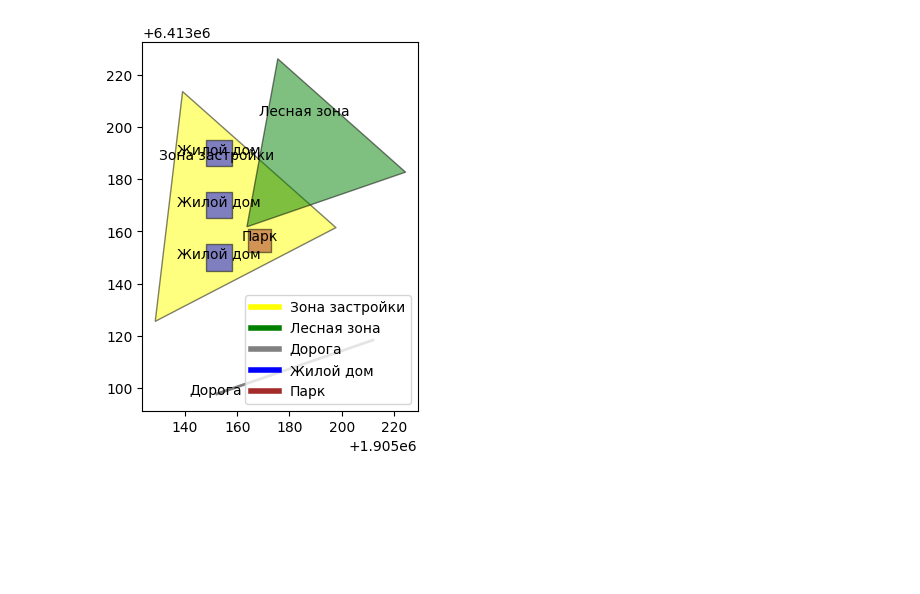
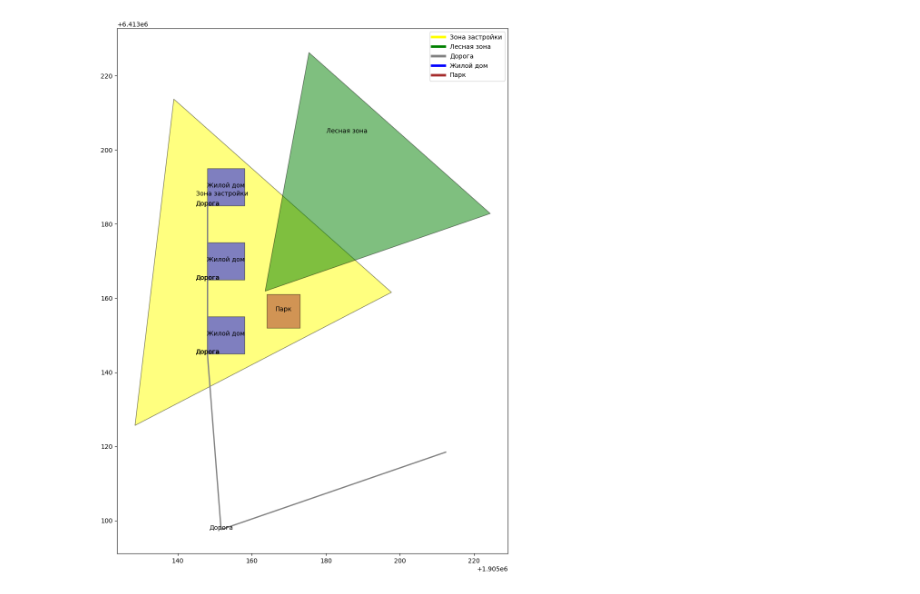
Before and after one commit to the0fedor/SF_DS, a Jupyter notebook: SkillFactory/Автоматическое распредление участка/try2.ipynb, the cells around one changed output. Drawn from its saved outputs; the diff is of its cells as text; code cells hidden in the pictures; blank space fills up the shorter version.

```diff
--- a/SkillFactory/Автоматическое распредление участка/try2.ipynb
+++ b/SkillFactory/Автоматическое распредление участка/try2.ipynb
@@ -4,8 +4,9 @@ import geopandas as gpd
 import matplotlib.pyplot as plt
 import json
 from pyproj import CRS, Transformer
-from shapely.geometry import shape, Polygon
+from shapely.geometry import shape, Polygon, LineString, Point
 from shapely.ops import transform
+import networkx as nx
 
 # Загрузка данных
 with open('input.geojson') as f:
@@ -85,6 +86,58 @@ def place_park(gdf, build_zone, park_size):
 
     return park
 
+# Прокладка дорог
+def connect_houses_with_roads(gdf):
+    roads = []
+    road_network = nx.Graph()
+
+    existing_roads = gdf[gdf['name'] == 'Дорога']['geometry']
+    houses = gdf[gdf['name'] == 'Жилой дом']['geometry']
+
+    # Создание графа дорог
+    for road in existing_roads:
+        for start, end in zip(road.coords[:-1], road.coords[1:]):
+            road_network.add_edge(start, end, weight=Point(start).distance(Point(end)))
+
+    def get_nearest_point(exterior, point):
+        nearest_point = exterior.coords[0]
+        min_distance = point.distance(Point(nearest_point))
+        for coord in exterior.coords:
+            dist = point.distance(Point(coord))
+            if dist < min_distance:
+                nearest_point = coord
+                min_distance = dist
+        return nearest_point
+
+    # Подключение домов к существующим дорогам
+    for house in houses:
+        house_centroid = house.centroid
+        nearest_road_node = min(road_network.nodes, key=lambda node: Point(node).distance(house_centroid))
+
+        # Находим ближайшую точку на внешнем контуре дома
+        house_exterior = house.exterior
+        nearest_point = get_nearest_point(house_exterior, Point(nearest_road_node))
+
+        road_network.add_edge(nearest_road_node, nearest_point, weight=Point(nearest_road_node).distance(Point(nearest_point)))
+        roads.append(LineString([nearest_road_node, nearest_point]))
+
+    # Подключение домов друг к другу
+    connected_houses = set()
+    for house in houses:
+        house_exterior = house.exterior
+        nearest_point = get_nearest_point(house_exterior, house.centroid)
+        connected_houses.add(nearest_point)
+
+        for other_house in houses:
+            if house != other_house:
+                other_house_exterior = other_house.exterior
+                other_nearest_point = get_nearest_point(other_house_exterior, other_house.centroid)
+                if nearest_point != other_nearest_point:
+                    road_network.add_edge(nearest_point, other_nearest_point, weight=Point(nearest_point).distance(Point(other_nearest_point)))
+                    roads.append(LineString([nearest_point, other_nearest_point]))
+
+    return roads
+
 # Определение зоны застройки
 build_zone = gdf[gdf['name'] == 'Зона застройки']
 
@@ -98,32 +151,42 @@ gdf = pd.concat([gdf, buildings_gdf], ignore_index=True)
 
 # Размещение парка
 park_size = 9  # размер парка 9 на 9 метров
 park = place_park(gdf, build_zone, park_size)
 
 if park is not None:
     park_gdf = gpd.GeoDataFrame([{'geometry': park, 'name': 'Парк', 'restriction': None}])
     gdf = pd.concat([gdf, park_gdf], ignore_index=True)
 
+# Прокладка дорог
+roads = connect_houses_with_roads(gdf)
+
+# Добавление дорог в GeoDataFrame
+roads_gdf = gpd.GeoDataFrame([{'geometry': road, 'name': 'Дорога', 'restriction': None} for road in roads])
+gdf = pd.concat([gdf, roads_gdf], ignore_index=True)
+
 # Отрисовка графика с цветами
-fig, ax = plt.subplots()
+fig, ax = plt.subplots(figsize=(20, 15))  # Увеличиваем размер графика
 for _, row in gdf.iterrows():
     geom_type = row['geometry'].geom_type
     color = color_map.get(row['name'], 'black')
     if geom_type == 'Polygon':
         gdf[gdf.geometry == row['geometry']].plot(ax=ax, color=color, edgecolor='black', alpha=0.5)
     elif geom_type == 'LineString':
         gdf[gdf.geometry == row['geometry']].plot(ax=ax, color=color, linewidth=2)
 
 # Добавление подписи для каждого участка
 for _, row in gdf.iterrows():
     coords = row['geometry'].representative_point().coords[0]
     plt.text(coords[0], coords[1], row['name'], horizontalalignment='center', fontsize=10)
 
 # Легенда
 legend_labels = [plt.Line2D([0], [0], color=color_map[name], lw=4) for name in color_map]
 legend_names = list(color_map.keys())
 plt.legend(legend_labels, legend_names)
 
+# Сохранение GeoDataFrame в файл GeoJSON
+gdf.to_file("output.geojson", driver='GeoJSON')
+
 plt.show()
 # %% [output]
-[figure, old version]
+[figure, new version]
```
Also changed, not shown: 7 other files.
